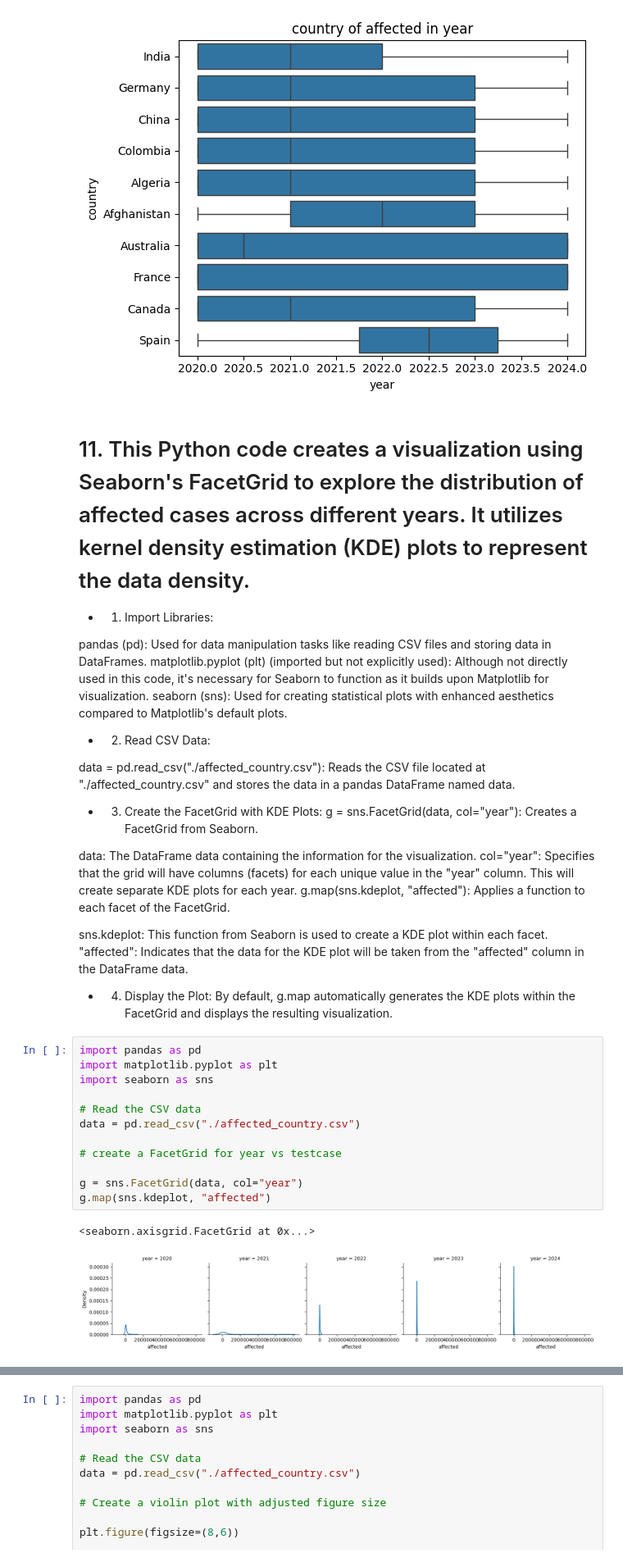
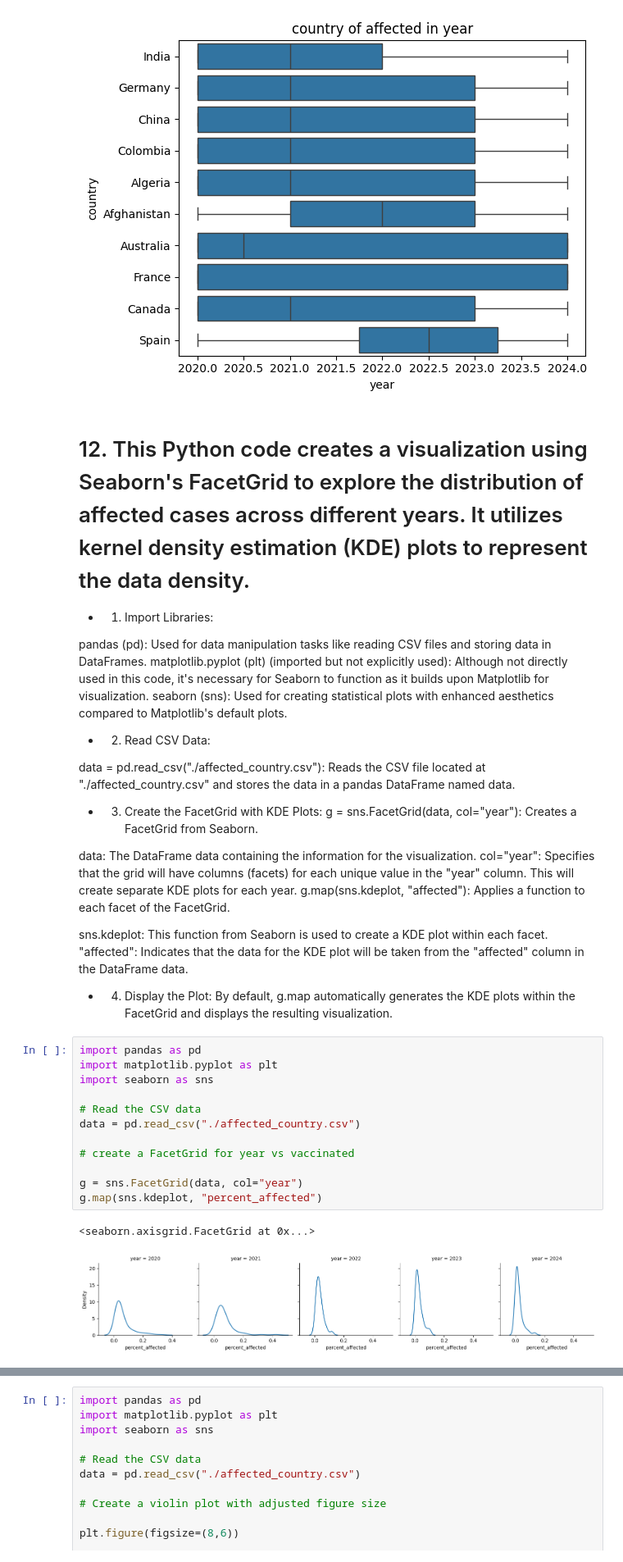
Before and after one commit to bratatikiit/Data_Analytics_project, a Jupyter notebook: data/analysis_ of_different_perspective.ipynb, the cells around one changed output, grey strips where cells are left out. Shown: that part at 82% size. Saved outputs shown, nothing was run; the diff lists cells and outputs as text.

```diff
--- a/data/analysis_ of_different_perspective.ipynb
+++ b/data/analysis_ of_different_perspective.ipynb
@@ -699,7 +645,7 @@ plt.show()
 # %% [output]
 [figure]
 # %% [markdown]
-# 11. This Python code creates a visualization using Seaborn's FacetGrid to explore the distribution of affected cases across different years. It utilizes kernel density estimation (KDE) plots to represent the data density.
+# 12. This Python code creates a visualization using Seaborn's FacetGrid to explore the distribution of affected cases across different years. It utilizes kernel density estimation (KDE) plots to represent the data density.
 
 * 1. Import Libraries:
 
@@ -723,16 +669,16 @@ By default, g.map automatically generates the KDE plots within the FacetGrid and
 # %%
 import pandas as pd
 import matplotlib.pyplot as plt
 import seaborn as sns
 
 # Read the CSV data
 data = pd.read_csv("./affected_country.csv")
 
-# create a FacetGrid for year vs testcase
+# create a FacetGrid for year vs vaccinated
 
 g = sns.FacetGrid(data, col="year")
-g.map(sns.kdeplot, "affected")
+g.map(sns.kdeplot, "percent_affected")
 # %% [output]
 <seaborn.axisgrid.FacetGrid at 0x...>
-[figure, old version]
+[figure, new version]
 # %% [markdown]
```
Also changed, not shown: parts of 15 cells of this notebook, 8 other files.
